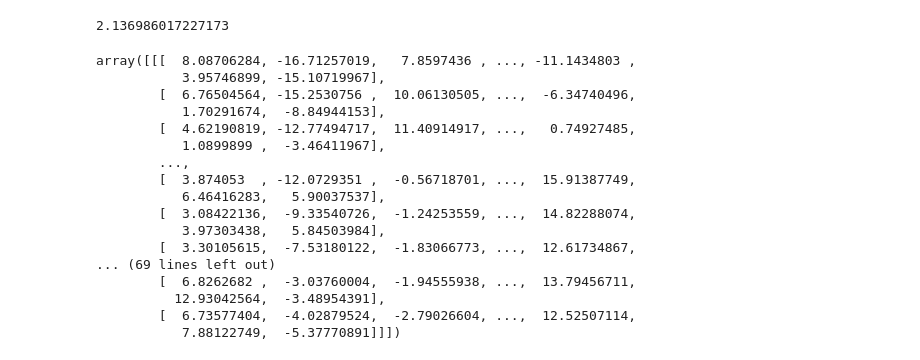
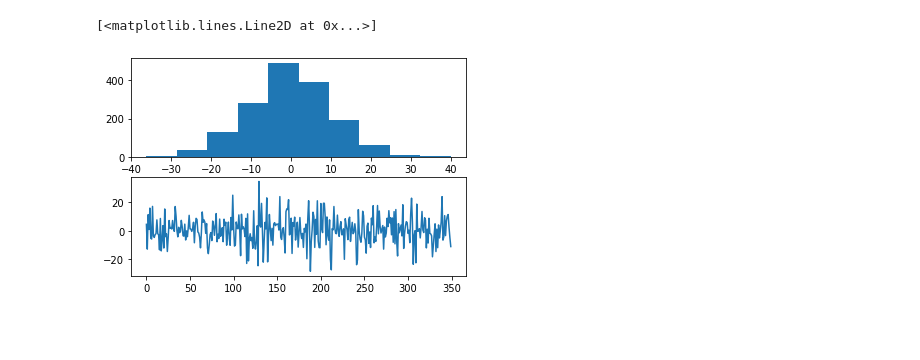
Before and after one commit to dpostolovski/eeg_is, a Jupyter notebook: IS_project.ipynb, the cells around one changed output. Saved outputs shown, nothing was run; the diff lists cells and outputs as text; code cells hidden in the pictures; blank space fills up the shorter version.

Commit message:
histogram and correlation of the dataset

```diff
--- a/IS_project.ipynb
+++ b/IS_project.ipynb
@@ -8,36 +12,15 @@ Drive already mounted at /content/drive; to attempt to forcibly remount, call dr
-# %%
-import numpy as np
-from scipy.io import loadmat  # this is the SciPy module that loads mat-files
-import matplotlib.pyplot as plt
-from datetime import datetime, date, time
-import pandas as pd
-
-mat = loadmat('drive/My Drive/testData.mat')  # load mat-file
-mdata = mat['testData']  # variable in mat file
-#mdata[0]
-mdata[0][0][0]
-# %% [output]
-2.136986017227173
-# %%
-from scipy import io
-v = io.loadmat('drive/My Drive/trainData.mat')
-t = v['trainData']
-t
-# %% [output]
-array([[[  8.08706284, -16.71257019,   7.8597436 , ..., -11.1434803 ,
-           3.95746899, -15.10719967],
-        [  6.76504564, -15.2530756 ,  10.06130505, ...,  -6.34740496,
-           1.70291674,  -8.84944153],
-        [  4.62190819, -12.77494717,  11.40914917, ...,   0.74927485,
-           1.0899899 ,  -3.46411967],
-        ...,
-        [  3.874053  , -12.0729351 ,  -0.56718701, ...,  15.91387749,
-           6.46416283,   5.90037537],
-        [  3.08422136,  -9.33540726,  -1.24253559, ...,  14.82288074,
-           3.97303438,   5.84503984],
-        [  3.30105615,  -7.53180122,  -1.83066773, ...,  12.61734867,
-... (69 lines left out)
-        [  6.8262682 ,  -3.03760004,  -1.94555938, ...,  13.79456711,
-          12.93042564,  -3.48954391],
-        [  6.73577404,  -4.02879524,  -2.79026604, ...,  12.52507114,
-           7.88122749,  -5.37770891]]])
+# %%
+#@title Default title text
+from scipy import io
+import matplotlib.pyplot as plt
+v = io.loadmat('drive/My Drive/Data/trainData.mat')
+t = v['trainData']
+t[0].shape
+
+fig, axs = plt.subplots(2)
+# plot histogram
+axs[0].hist(t[0][3])
+axs[1].plot(range(0,350), t[0][2][0:350])
+# %% [output]
+[<matplotlib.lines.Line2D at 0x...>]
+[figure, added]
```
Also changed, not shown: parts of 3 cells of this notebook.
